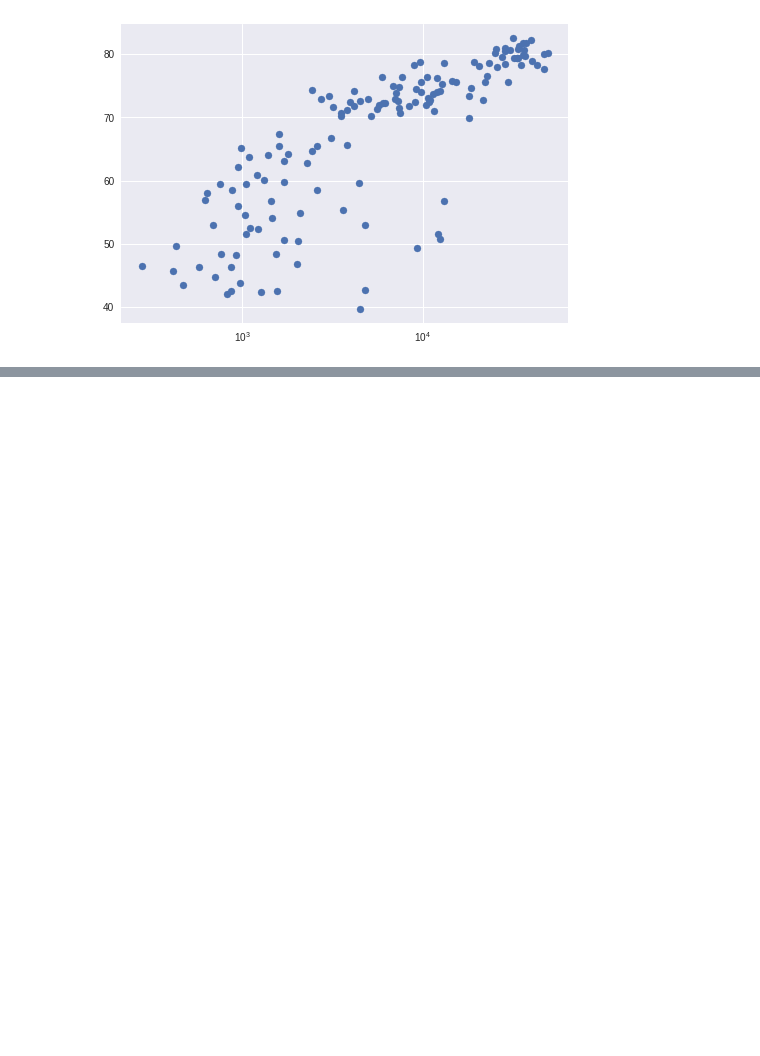
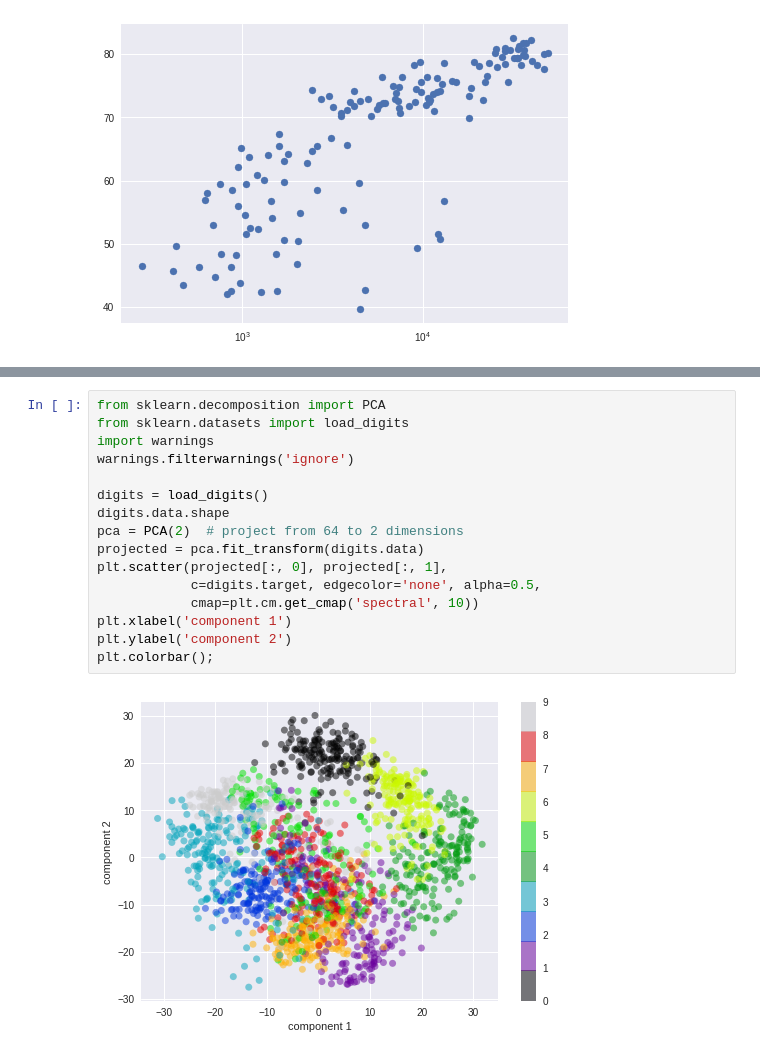
Before and after one commit to subarnop/DataVisualizationwithMatplotlib, a Jupyter notebook: learning_to_plot.ipynb, the cells around one changed output, grey strips where cells are left out. Saved outputs shown, nothing was run; the diff lists cells and outputs as text; blank space fills up the shorter version.

```diff
--- a/learning_to_plot.ipynb
+++ b/learning_to_plot.ipynb
@@ -109,0 +112,18 @@ plt.show()
+# %%
+from sklearn.decomposition import PCA
+from sklearn.datasets import load_digits
+import warnings
+warnings.filterwarnings('ignore')
+
+digits = load_digits()
+digits.data.shape
+pca = PCA(2)  # project from 64 to 2 dimensions
+projected = pca.fit_transform(digits.data)
+plt.scatter(projected[:, 0], projected[:, 1],
+            c=digits.target, edgecolor='none', alpha=0.5,
+            cmap=plt.cm.get_cmap('spectral', 10))
+plt.xlabel('component 1')
+plt.ylabel('component 2')
+plt.colorbar();
+# %% [output]
+[figure, added]
```
Also changed, not shown: parts of 4 cells of this notebook.
